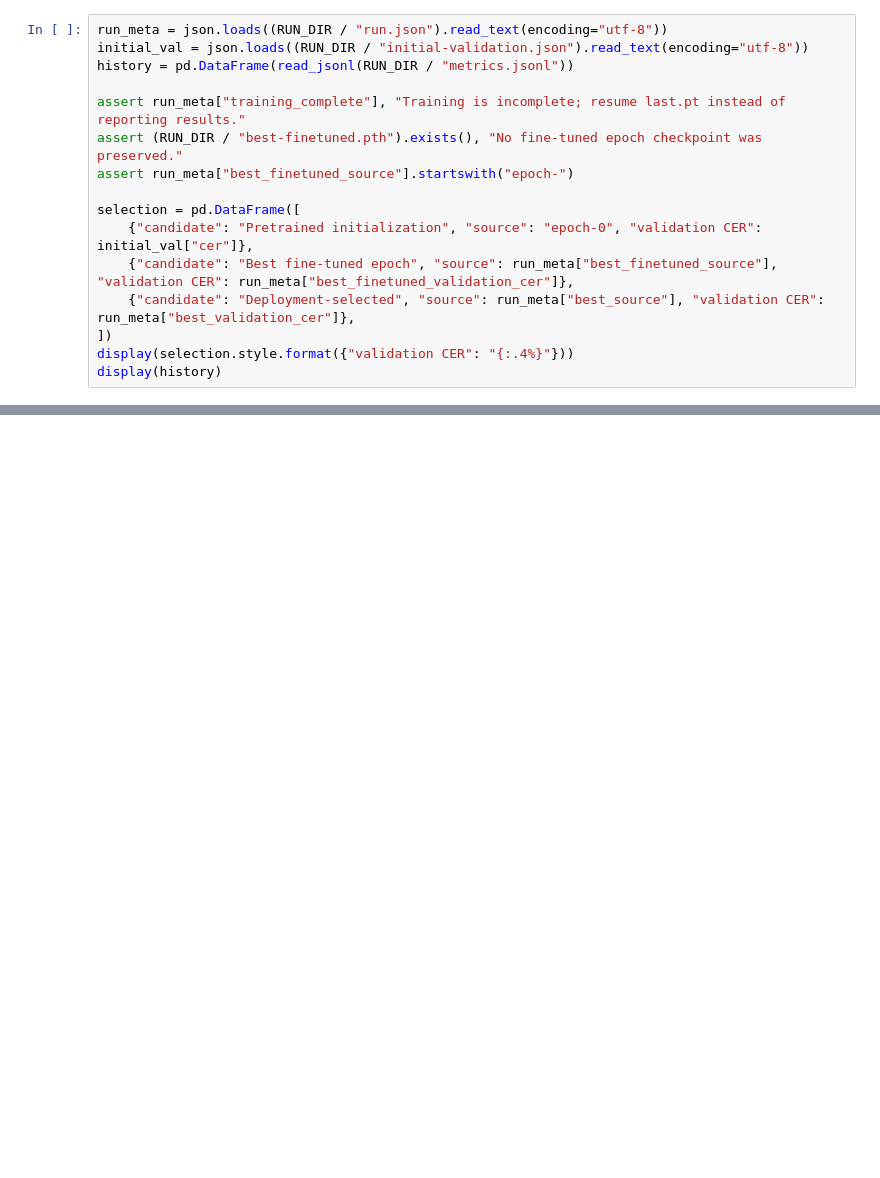
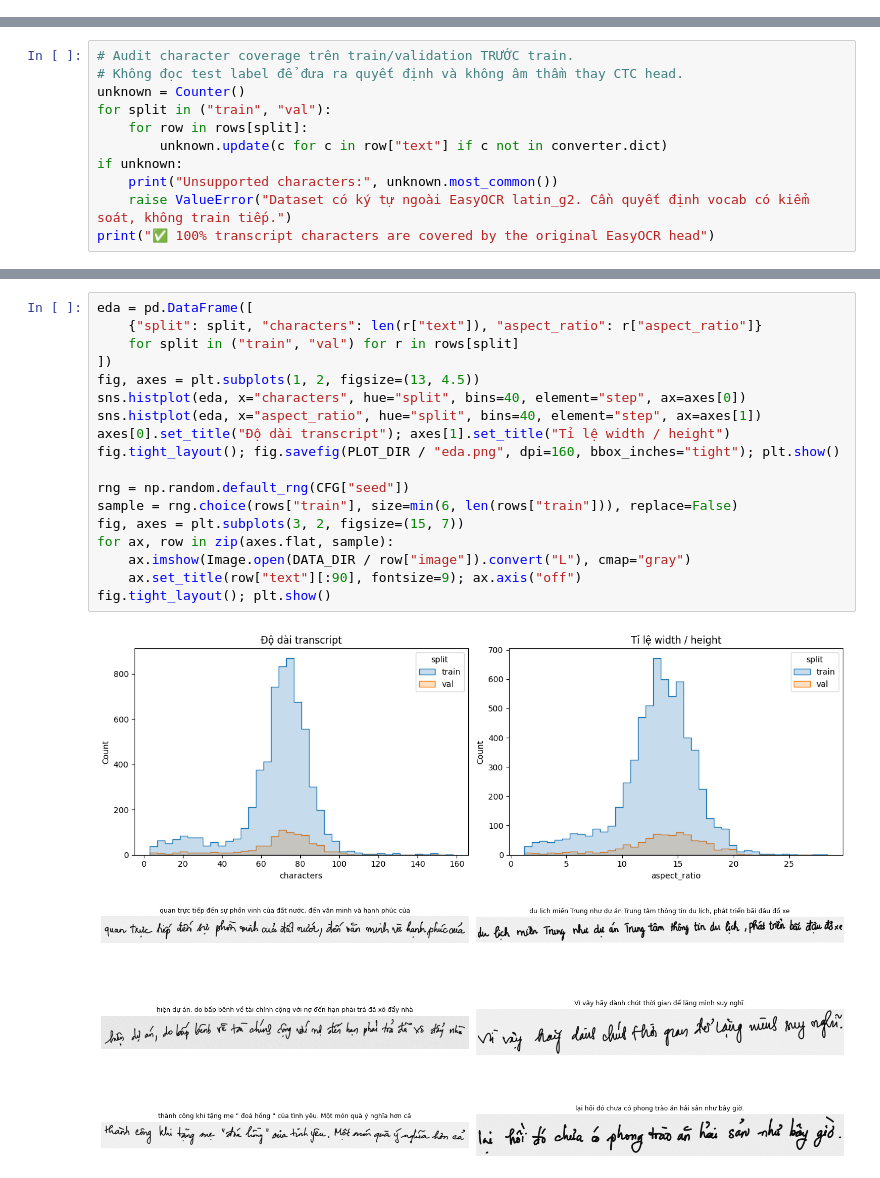
Before and after one commit to taiiswibu/VietdocOCR_fine_tuning, a Jupyter notebook: notebooks/01_kaggle_finetune.ipynb, the cells around one changed output, grey strips where cells are left out. Drawn from its saved outputs; the diff is of its cells as text; blank space fills up the shorter version.

```diff
--- a/notebooks/01_kaggle_finetune.ipynb
+++ b/notebooks/01_kaggle_finetune.ipynb
@@ -454,16 +0,0 @@ else:
-# %%
-run_meta = json.loads((RUN_DIR / "run.json").read_text(encoding="utf-8"))
-initial_val = json.loads((RUN_DIR / "initial-validation.json").read_text(encoding="utf-8"))
-history = pd.DataFrame(read_jsonl(RUN_DIR / "metrics.jsonl"))
-
-assert run_meta["training_complete"], "Training is incomplete; resume last.pt instead of reporting results."
-assert (RUN_DIR / "best-finetuned.pth").exists(), "No fine-tuned epoch checkpoint was preserved."
-assert run_meta["best_finetuned_source"].startswith("epoch-")
-
-selection = pd.DataFrame([
-    {"candidate": "Pretrained initialization", "source": "epoch-0", "validation CER": initial_val["cer"]},
-    {"candidate": "Best fine-tuned epoch", "source": run_meta["best_finetuned_source"], "validation CER": run_meta["best_finetuned_validation_cer"]},
-    {"candidate": "Deployment-selected", "source": run_meta["best_source"], "validation CER": run_meta["best_validation_cer"]},
-])
-display(selection.style.format({"validation CER": "{:.4%}"}))
-display(history)
@@ -852,0 +306,11 @@ Một câu CV trung thực có thể dùng sau khi có kết quả:
+# %%
+# Audit character coverage trên train/validation TRƯỚC train.
+# Không đọc test label để đưa ra quyết định và không âm thầm thay CTC head.
+unknown = Counter()
+for split in ("train", "val"):
+    for row in rows[split]:
+        unknown.update(c for c in row["text"] if c not in converter.dict)
+if unknown:
+    print("Unsupported characters:", unknown.most_common())
+    raise ValueError("Dataset có ký tự ngoài EasyOCR latin_g2. Cần quyết định vocab có kiểm soát, không train tiếp.")
+print("✅ 100% transcript characters are covered by the original EasyOCR head")
@@ -852,0 +323,21 @@ Một câu CV trung thực có thể dùng sau khi có kết quả:
+# %%
+eda = pd.DataFrame([
+    {"split": split, "characters": len(r["text"]), "aspect_ratio": r["aspect_ratio"]}
+    for split in ("train", "val") for r in rows[split]
+])
+fig, axes = plt.subplots(1, 2, figsize=(13, 4.5))
+sns.histplot(eda, x="characters", hue="split", bins=40, element="step", ax=axes[0])
+sns.histplot(eda, x="aspect_ratio", hue="split", bins=40, element="step", ax=axes[1])
+axes[0].set_title("Độ dài transcript"); axes[1].set_title("Tỉ lệ width / height")
+fig.tight_layout(); fig.savefig(PLOT_DIR / "eda.png", dpi=160, bbox_inches="tight"); plt.show()
+
+rng = np.random.default_rng(CFG["seed"])
+sample = rng.choice(rows["train"], size=min(6, len(rows["train"])), replace=False)
+fig, axes = plt.subplots(3, 2, figsize=(15, 7))
+for ax, row in zip(axes.flat, sample):
+    ax.imshow(Image.open(DATA_DIR / row["image"]).convert("L"), cmap="gray")
+    ax.set_title(row["text"][:90], fontsize=9); ax.axis("off")
+fig.tight_layout(); plt.show()
+# %% [output]
+[figure, added]
+[figure, added]
```
Also changed, not shown: parts of 78 cells of this notebook, 4 other files.
